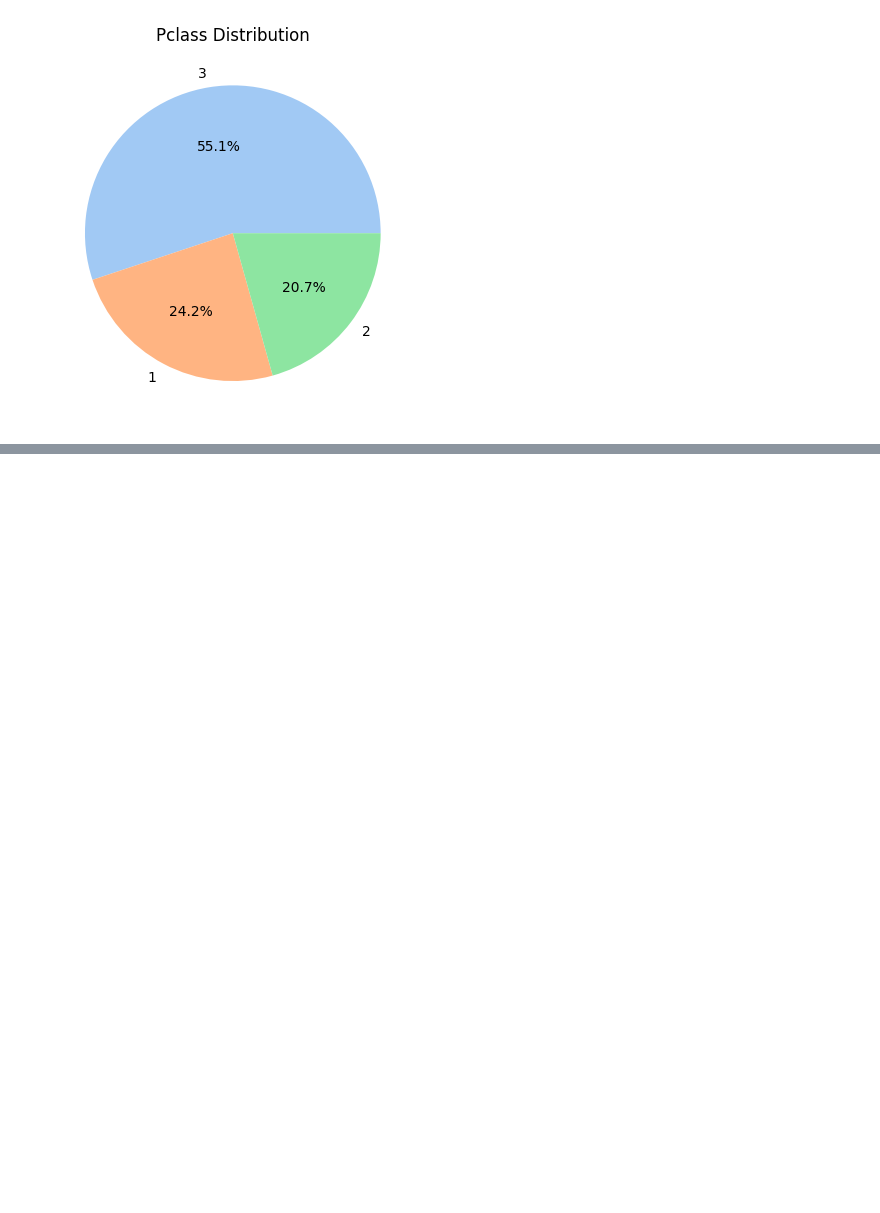
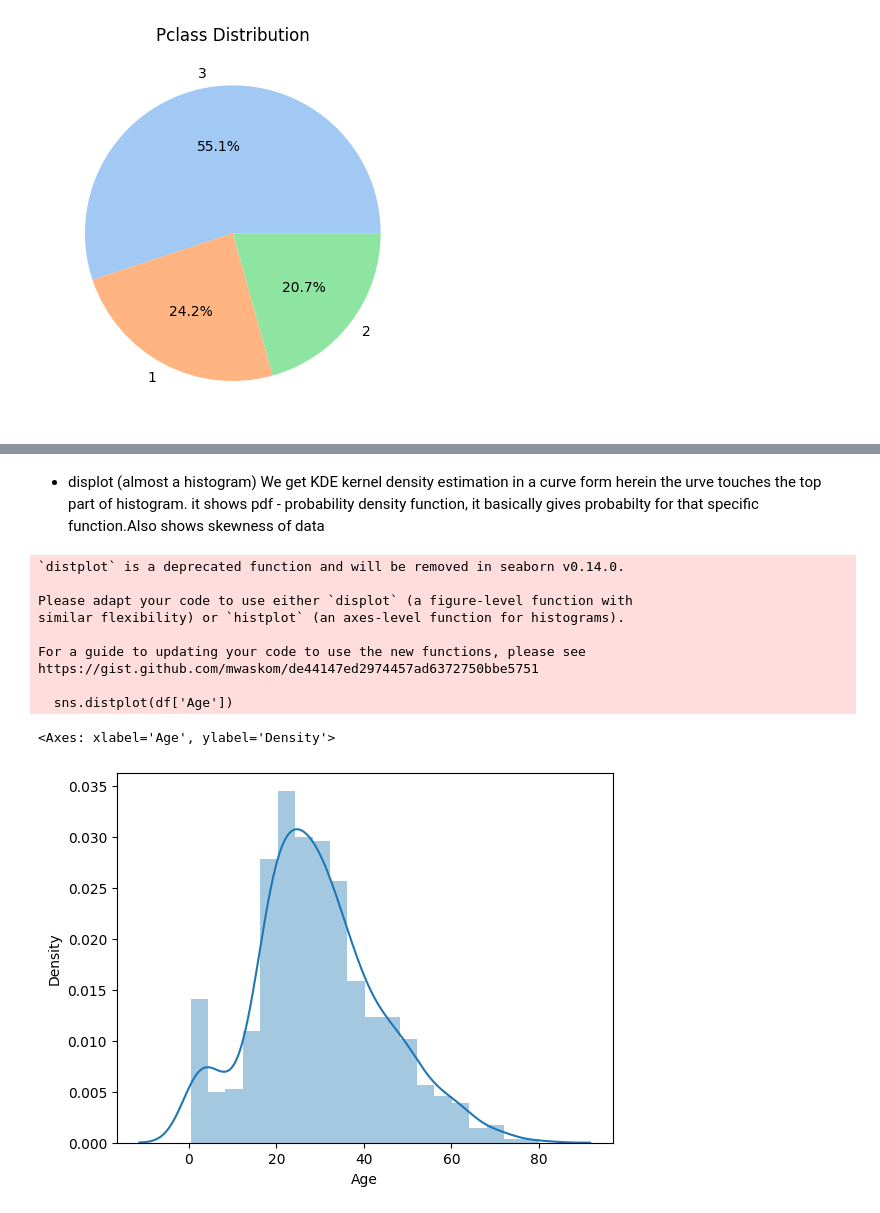
Before and after one commit to priyaasharmaads-a11y/Machine-Learning-Projects-Bundle, a Jupyter notebook: Machine_Learning_projects_Bundle.ipynb, the cells around one changed output, grey strips where cells are left out. Drawn from its saved outputs; the diff is of its cells as text; code cells hidden in the pictures; blank space fills up the shorter version.

```diff
--- a/Machine_Learning_projects_Bundle.ipynb
+++ b/Machine_Learning_projects_Bundle.ipynb
@@ -67,0 +77,19 @@ plt.show()
+# %% [markdown]
+
+
+*   displot (almost a histogram)
+We get KDE kernel density  estimation in a curve form herein the urve touches the top part of histogram. it shows pdf - probability density function, it basically gives probabilty for that specific function.Also shows skewness of data
+# %%
+sns.distplot(df['Age'])
+# %% [output]
+`distplot` is a deprecated function and will be removed in seaborn v0.14.0.
+
+Please adapt your code to use either `displot` (a figure-level function with
+similar flexibility) or `histplot` (an axes-level function for histograms).
+
+For a guide to updating your code to use the new functions, please see
+https://gist.github.com/mwaskom/de44147ed2974457ad6372750bbe5751
+
+  sns.distplot(df['Age'])
+<Axes: xlabel='Age', ylabel='Density'>
+[figure, added]
```
Also changed, not shown: parts of 12 cells of this notebook.
